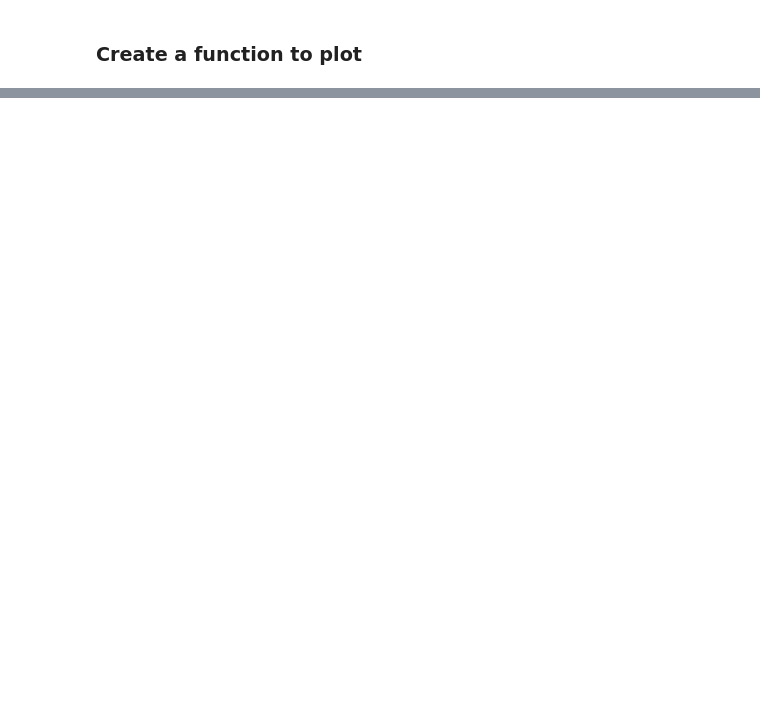
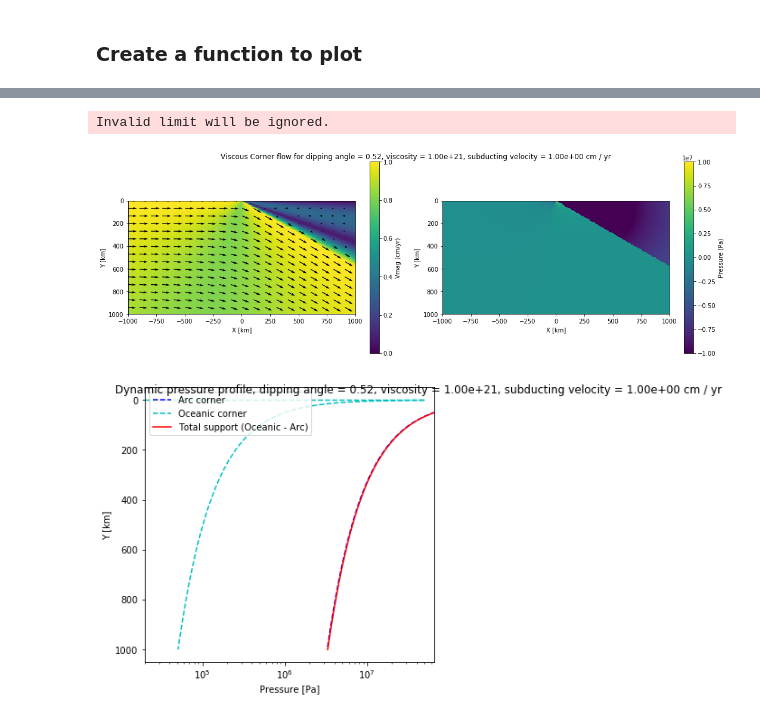
Before and after one commit to lhy11009/aspectLib, a Jupyter notebook: jupyter_notebooks/Analytic-solution/corner_flow.ipynb, the cells around one changed output, grey strips where cells are left out. Cells and saved outputs as stored; diff of their text form; code cells hidden in the pictures; blank space fills up the shorter version.

```diff
--- a/jupyter_notebooks/Analytic-solution/corner_flow.ipynb
+++ b/jupyter_notebooks/Analytic-solution/corner_flow.ipynb
@@ -418,0 +453,65 @@ TestSolve() # run the test case
+# %%
+def SolveCornerFlow(theta_d, mu, U0):
+    '''
+    Solve viscous corner flow
+    Inputs:
+        theta_d - dipping angle
+        mu - viscosity
+        U0 - a constant velocity
+    '''
+    domain_depth = 1e6
+    domain_width = 2e6
+    # coordinate values
+    x = np.linspace(-domain_width/2.0, domain_width/2.0, 200)
+    y = np.linspace(0, domain_depth, 150)
+    xx, yy = np.meshgrid(x, y)
+    # initiate arrays to save values
+    uu = np.zeros(xx.shape)
+    vv = np.zeros(xx.shape)
+    PP = np.zeros(xx.shape)
+    # solve the problem
+    VCF = VISCOUS_CORNER_FLOW()
+    VCF.PrescribeDipVelocity(theta_d, U0)
+    VCF.PrescribeDomainViscosity(mu)
+    VCF.SolveArcCorner()
+    VCF.SolveOceanicCorner()
+    # check the solution
+    Cac, Dac = SolveArcCorners45(U0)
+    Coc, Doc = SolveOceanicCorners45(U0)
+    # get the field components
+    for i in range(xx.shape[0]):
+        for j in range(xx.shape[1]):
+            u, v, _ = VCF.GetFlowVelocity(xx[i, j], yy[i, j])
+            P, _ = VCF.GetPressure(xx[i, j], yy[i, j])
+            uu[i, j] = u
+            vv[i, j] = v
+            PP[i, j] = P
+    vv_mag = (uu**2.0 + vv**2.0) ** 0.5
+    # get depth profile
+    depths = np.linspace(0, domain_depth, 1000)
+    Ps = np.zeros((depths.size, 2))
+    i = 0
+    for depth in depths:
+        x_surf = depth / np.tan(theta_d)
+        P0, _ = VCF.GetPressure(x_surf+1, depth)  # pressure in the arc corner
+        P1, _ = VCF.GetPressure(x_surf-1, depth)  # pressure in the oceanic corner
+        Ps[i, 0] = P0
+        Ps[i, 1] = P1
+        i += 1
+    return xx, yy, uu, vv, vv_mag, PP, depths, Ps
+
+
+theta_d = np.pi / 6.0
+mu = 1e21
+U = 1.0 * cm_per_yr
+xx, yy, uu, vv, vv_mag, PP, depths, Ps =  SolveCornerFlow(theta_d, mu, U)
+_title = "Viscous Corner flow for dipping angle = %.2f, viscosity = %.2e, subducting velocity = %.2e cm / yr"\
+    % (theta_d, mu, U / cm_per_yr)
+PlotFieldResults(xx, yy, uu, vv, vv_mag, PP, np.pi/4.0, (15, 5), _title)
+_title_p = "Dynamic pressure profile, dipping angle = %.2f,\
+ viscosity = %.2e, subducting velocity = %.2e cm / yr" % (theta_d, mu, U / cm_per_yr)
+PlotPressureProfile(depths, Ps, (10, 5), _title_p)
+# %% [output]
+Invalid limit will be ignored.
+[figure, added]
+[figure, added]
```
Also changed, not shown: parts of 8 cells of this notebook.
